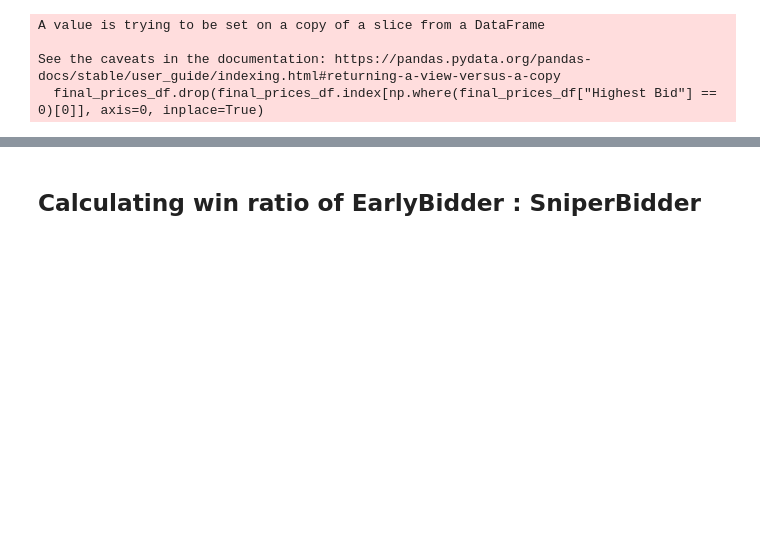
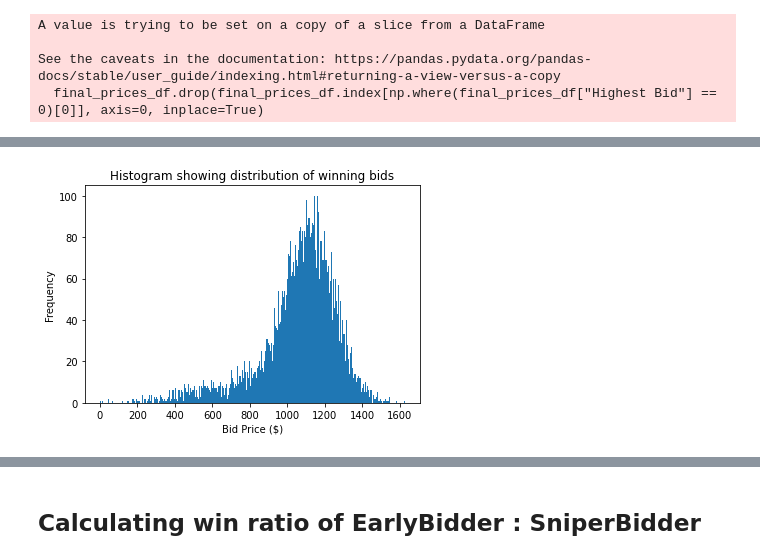
Before and after one commit to Wisaacj/Mesa-Auctions, a Jupyter notebook: dataanalysis.ipynb, the cells around one changed output, grey strips where cells are left out. Cells and saved outputs as stored; diff of their text form; code cells hidden in the pictures; blank space fills up the shorter version.

```diff
--- a/dataanalysis.ipynb
+++ b/dataanalysis.ipynb
@@ -34,0 +46,7 @@ See the caveats in the documentation: https://pandas.pydata.org/pandas-docs/stab
+# %%
+final_prices_df["Highest Bid"].plot.hist(bins=500)
+plt.title("Histogram showing distribution of winning bids")
+plt.xlabel("Bid Price ($)")
+plt.show()
+# %% [output]
+[figure, added]
```
Also changed, not shown: parts of 6 cells of this notebook.
